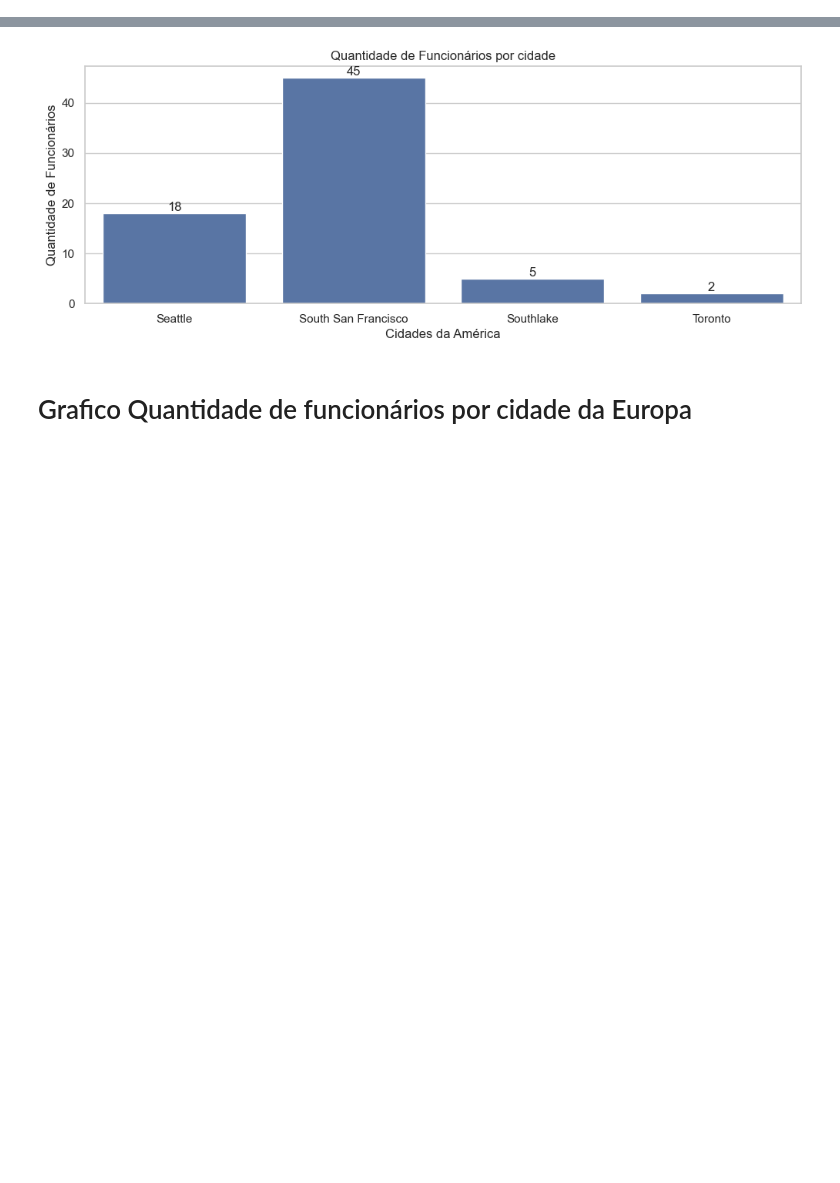
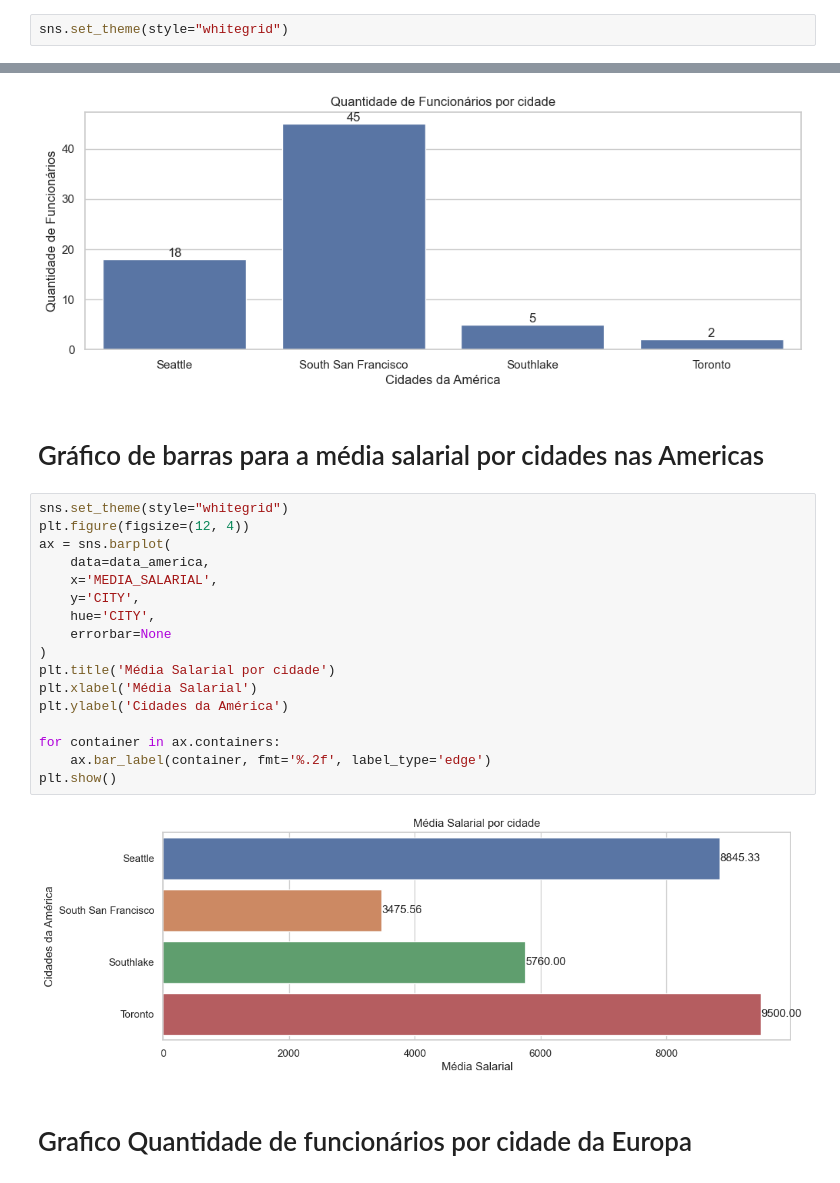
Before and after one commit to Marcos-Bhering/projeto_final_MarcosBhering, a Jupyter notebook: analise.ipynb, the cells around one changed output, grey strips where cells are left out. Drawn from its saved outputs; the diff is of its cells as text; blank space fills up the shorter version.

```diff
--- a/analise.ipynb
+++ b/analise.ipynb
@@ -72,6 +92,8 @@ for container in ax.containers:
 plt.show()
 # %% [output]
 [figure]
+# %%
+sns.set_theme(style="whitegrid")
 # %% [markdown]
 # Leitura da segunda base de dados
 # %%
@@ -192,6 +230,27 @@ for container in ax.containers:
 plt.show()
 # %% [output]
 [figure]
+# %% [markdown]
+# Gráfico de barras para a média salarial por cidades nas Americas
+# %%
+sns.set_theme(style="whitegrid")
+plt.figure(figsize=(12, 4))
+ax = sns.barplot(
+    data=data_america,
+    x='MEDIA_SALARIAL',
+    y='CITY',
+    hue='CITY',
+    errorbar=None
+)
+plt.title('Média Salarial por cidade')
+plt.xlabel('Média Salarial')
+plt.ylabel('Cidades da América')
+
+for container in ax.containers:
+    ax.bar_label(container, fmt='%.2f', label_type='edge')
+plt.show()
+# %% [output]
+[figure, added]
 # %% [markdown]
 # Grafico Quantidade de funcionários por cidade da Europa
 # %%
```
Also changed, not shown: parts of 4 cells of this notebook, 1 other file.
